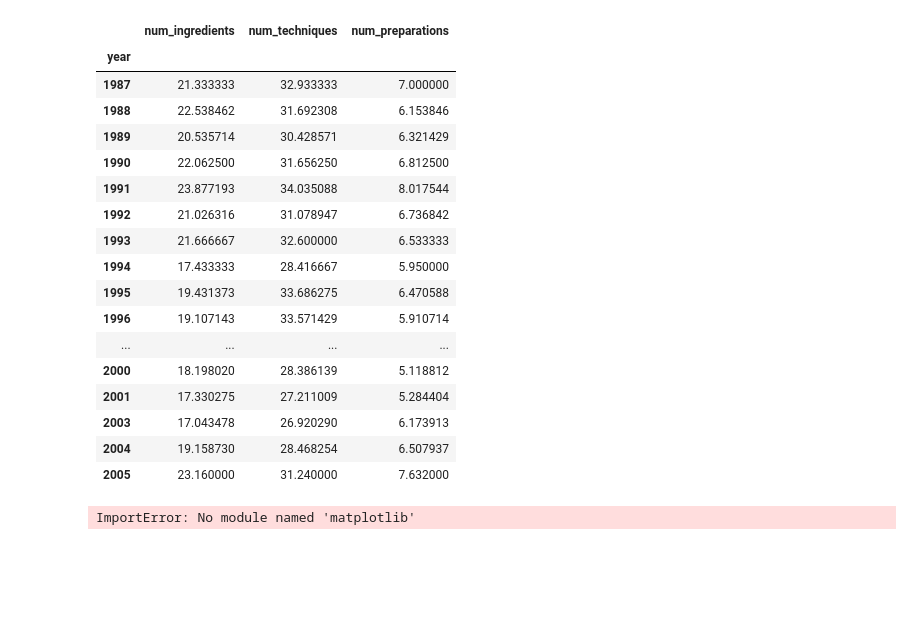
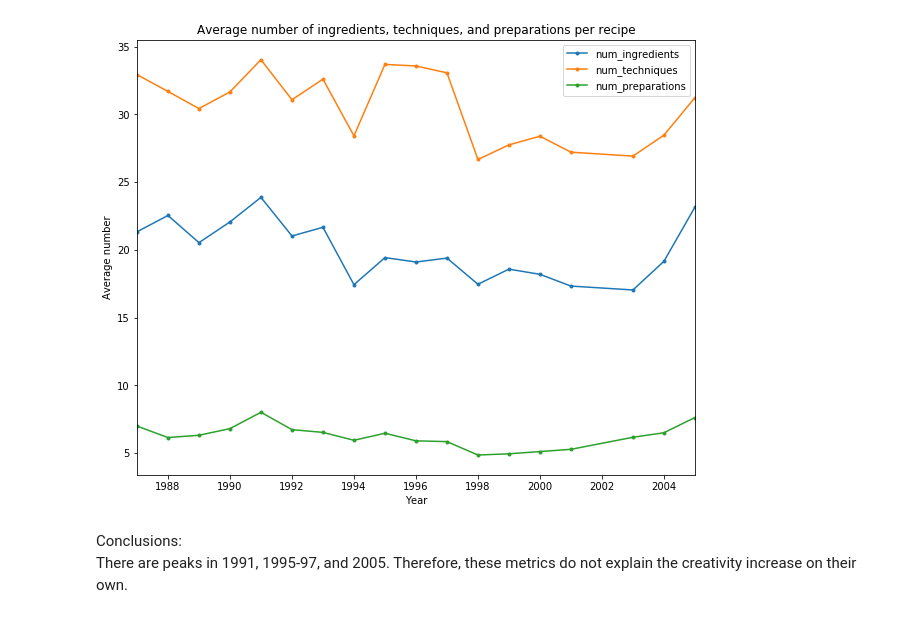
Before and after one commit to mavillard/paper1, a Jupyter notebook: 12_elbulli_visualizations_1.ipynb, the cells around one changed output. Drawn from its saved outputs; the diff is of its cells as text; code cells hidden in the pictures; blank space fills up the shorter version.

```diff
--- a/12_elbulli_visualizations_1.ipynb
+++ b/12_elbulli_visualizations_1.ipynb
@@ -163,2 +15,0 @@ for i, x in features_df.sort_values('importance', ascending=False).iterrows():
-# %%
-recipes_df = pd.concat([recipes_data_df, recipes_ml_df], axis=1)
@@ -181,25 +16,18 @@ means_by_year_df = recipes_df.groupby('year')['num_ingredients', 'num_techniques
-# %%
-means_by_year_df
-# %% [output]
-|  | num_ingredients | num_techniques | num_preparations |
-| year |  |  |  |
-| 1987 | 21.333333 | 32.933333 | 7.000000 |
-| 1988 | 22.538462 | 31.692308 | 6.153846 |
-| 1989 | 20.535714 | 30.428571 | 6.321429 |
-| 1990 | 22.062500 | 31.656250 | 6.812500 |
-| 1991 | 23.877193 | 34.035088 | 8.017544 |
-| 1992 | 21.026316 | 31.078947 | 6.736842 |
-| 1993 | 21.666667 | 32.600000 | 6.533333 |
-| 1994 | 17.433333 | 28.416667 | 5.950000 |
-| 1995 | 19.431373 | 33.686275 | 6.470588 |
-| 1996 | 19.107143 | 33.571429 | 5.910714 |
-| ... | ... | ... | ... |
-| 2000 | 18.198020 | 28.386139 | 5.118812 |
-| 2001 | 17.330275 | 27.211009 | 5.284404 |
-| 2003 | 17.043478 | 26.920290 | 6.173913 |
-| 2004 | 19.158730 | 28.468254 | 6.507937 |
-| 2005 | 23.160000 | 31.240000 | 7.632000 |
-# %%
-means_by_year_df.plot()
-# %% [output]
-ImportError: No module named 'matplotlib'
+# %%
+mean_by_year_df = recipes_df.groupby('year').mean()
+# %%
+num_cols = ['num_ingredients', 'num_techniques', 'num_preparations']
+mean_num_ingrs_techs_preps_by_year_df = mean_by_year_df[num_cols]
+# %%
+ax = mean_num_ingrs_techs_preps_by_year_df.plot(
+    figsize=(10, 8),
+    title = 'Average number of ingredients, techniques, and preparations per recipe',
+    marker='.',
+)
+ax.set_xlabel('Year')
+ax.set_ylabel('Average number');
+# %% [output]
+[figure, added]
+# %% [markdown]
+Conclusions:<br>
+There are peaks in 1991, 1995-97, and 2005. Therefore, these metrics do not explain the creativity increase on their own.
```
Also changed, not shown: parts of 35 cells of this notebook, 1 other file.
